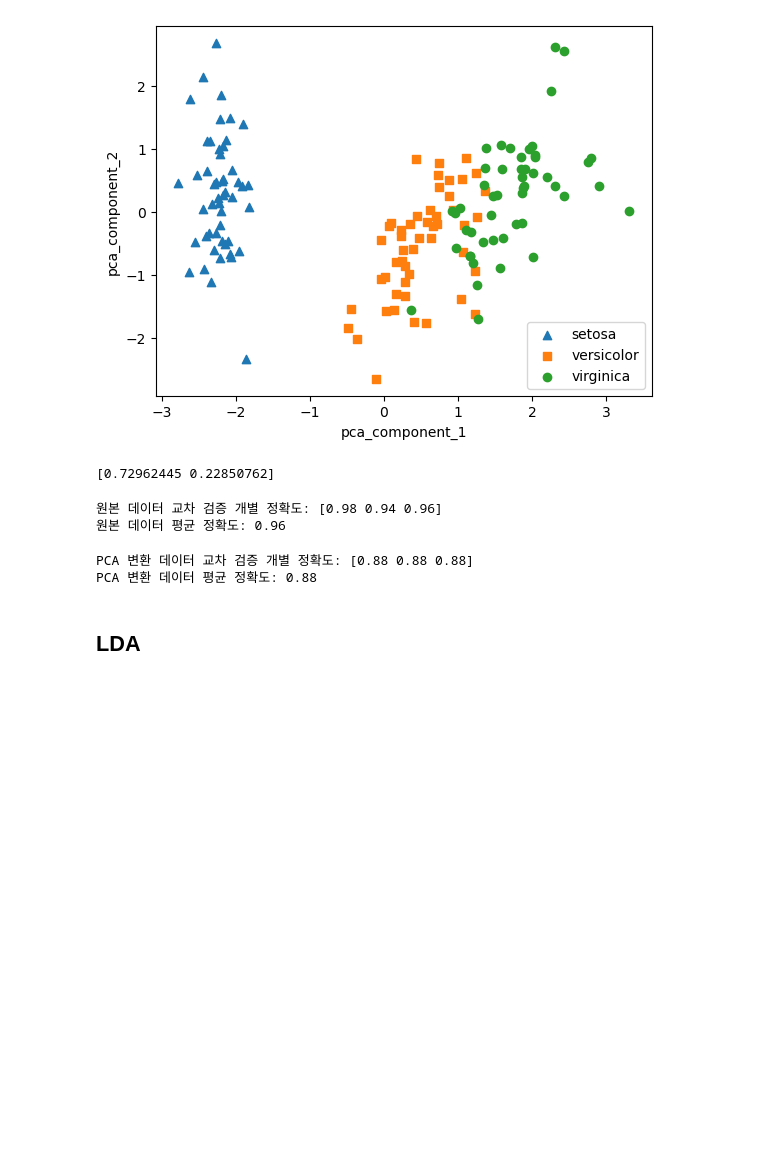
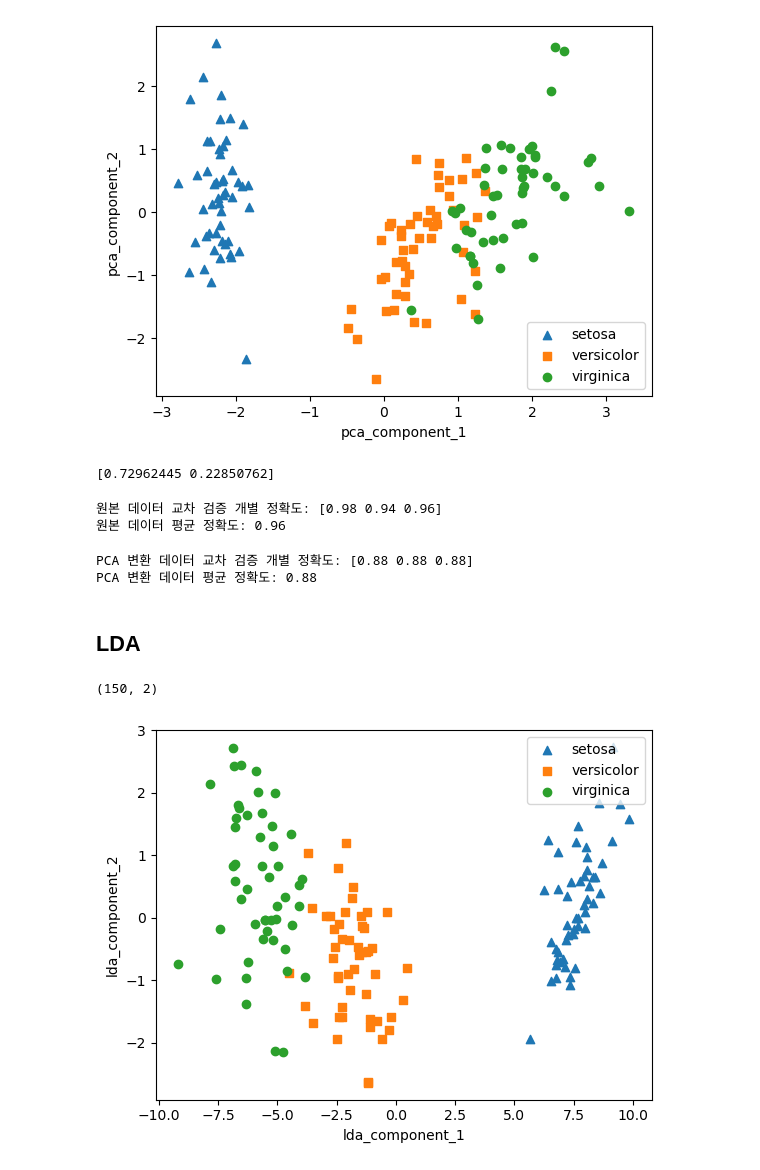
Before and after one commit to kimsh0710/TIL, a Jupyter notebook: MachineLearning/14_차원축소.ipynb, the cells around one changed output. Cells and saved outputs as stored; diff of their text form; code cells hidden in the pictures; blank space fills up the shorter version.

```diff
--- a/MachineLearning/14_차원축소.ipynb
+++ b/MachineLearning/14_차원축소.ipynb
@@ -104,5 +104,3 @@ print('PCA 변환 데이터 평균 정확도:', np.mean(scores_pca))
 # %% [output]
 PCA 변환 데이터 교차 검증 개별 정확도: [0.88 0.88 0.88]
 PCA 변환 데이터 평균 정확도: 0.88
-# %% [markdown]
-## LDA
@@ -115,0 +107,2 @@ iris_scaled = StandardScaler().fit_transform(iris.data)
+# %% [markdown]
+## LDA
@@ -115,0 +116,32 @@ iris_scaled = StandardScaler().fit_transform(iris.data)
+# %%
+lda = LinearDiscriminantAnalysis(n_components=2)
+lda.fit(iris_scaled, iris.target)
+iris_lda = lda.transform(iris_scaled)
+print(iris_lda.shape)
+# %% [output]
+(150, 2)
+# %%
+import pandas as pd
+import matplotlib.pyplot as plt
+%matplotlib inline
+
+lda_columns=['lda_component_1','lda_component_2']
+irisDF_lda = pd.DataFrame(iris_lda,columns=lda_columns)
+irisDF_lda['target']=iris.target
+
+#setosa는 세모, versicolor는 네모, virginica는 동그라미로 표현
+markers=['^', 's', 'o']
+
+#setosa의 target 값은 0, versicolor는 1, virginica는 2. 각 target 별로 다른 shape으로 scatter plot
+for i, marker in enumerate(markers):
+    x_axis_data = irisDF_lda[irisDF_lda['target']==i]['lda_component_1']
+    y_axis_data = irisDF_lda[irisDF_lda['target']==i]['lda_component_2']
+
+    plt.scatter(x_axis_data, y_axis_data, marker=marker,label=iris.target_names[i])
+
+plt.legend(loc='upper right')
+plt.xlabel('lda_component_1')
+plt.ylabel('lda_component_2')
+plt.show()
+# %% [output]
+[figure, added]
```
Also changed, not shown: parts of 6 cells of this notebook, 2 other files.
